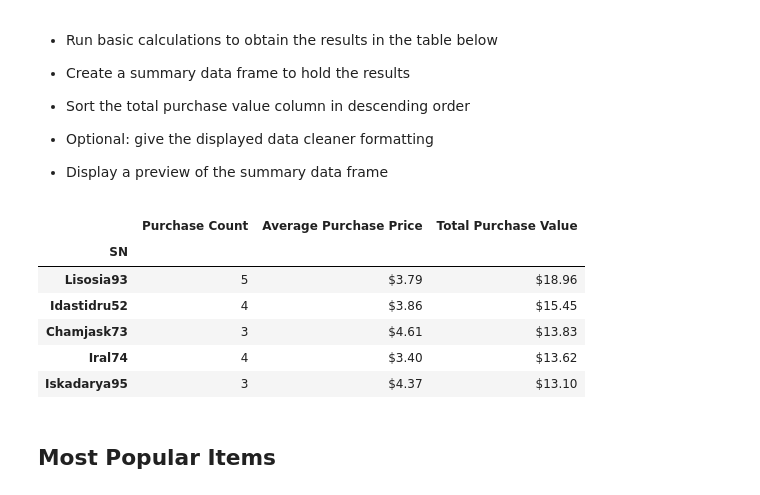
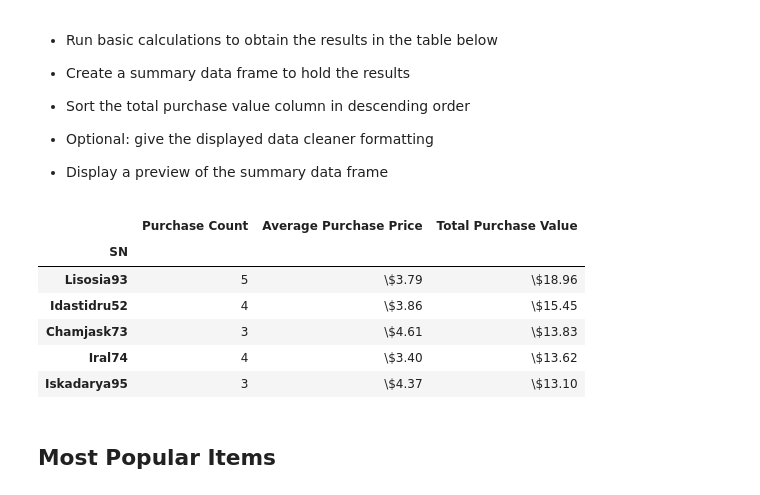
Before and after one commit to Adam-Forest/Unit-4-Pandas, a Jupyter notebook: HeroesOfPymoli/HeroesOfPymoli.ipynb, the cells around one changed output. Cells and saved outputs as stored; diff of their text form; code cells hidden in the pictures.

```diff
--- a/HeroesOfPymoli/HeroesOfPymoli.ipynb
+++ b/HeroesOfPymoli/HeroesOfPymoli.ipynb
@@ -278,30 +278,30 @@ purchase_analysis_age.style.format({'Average Purchase Price':"${:,.2f}", 'Total
 # %%
 #new dataframe grouped by SN (name)
 purchase_data_name_group =  purchase_data.groupby("SN")
 
 #total player purchases from name grouped dataframe
 total_purchase_count_name = purchase_data_name_group["Item ID"].count()
 
 #total price of purchases per SN (name) from name grouped dataframe
 total_purchase_price_name = purchase_data_name_group["Price"].sum()
 
 #average price of purchases per player from name grouped dataframe
 average_purchase_price_name = total_purchase_price_name / total_purchase_count_name
 
 #merge dataframes into full analysis, give series column names here
 purchase_analysis_name = pd.concat([total_purchase_count_name.rename('Purchase Count'),average_purchase_price_name.rename('Average Purchase Price'),total_purchase_price_name.rename('Total Purchase Value')],axis=1)
 
 #format for nice display
 #format for price, output result
-purchase_analysis_name.sort_values(["Total Purchase Value"], ascending = False).head().style.format({'Average Purchase Price':"${:,.2f}", 'Total Purchase Value': '${:,.2f}', 'Avg Total Purchase per Person': '${:,.2f}'})
+purchase_analysis_name.sort_values(["Total Purchase Value"], ascending = False).head().style.format({'Average Purchase Price':"\\${:,.2f}", 'Total Purchase Value': '\\${:,.2f}', 'Avg Total Purchase per Person': '${:,.2f}'})
 # %% [output]
 |  | Purchase Count | Average Purchase Price | Total Purchase Value |
 | SN |  |  |  |
-| Lisosia93 | 5 | $3.79 | $18.96 |
-| Idastidru52 | 4 | $3.86 | $15.45 |
-| Chamjask73 | 3 | $4.61 | $13.83 |
-| Iral74 | 4 | $3.40 | $13.62 |
-| Iskadarya95 | 3 | $4.37 | $13.10 |
+| Lisosia93 | 5 | \$3.79 | \$18.96 |
+| Idastidru52 | 4 | \$3.86 | \$15.45 |
+| Chamjask73 | 3 | \$4.61 | \$13.83 |
+| Iral74 | 4 | \$3.40 | \$13.62 |
+| Iskadarya95 | 3 | \$4.37 | \$13.10 |
 # %% [markdown]
 ## Most Popular Items
 # %% [markdown]
```
Also changed, not shown: parts of 5 cells of this notebook.
